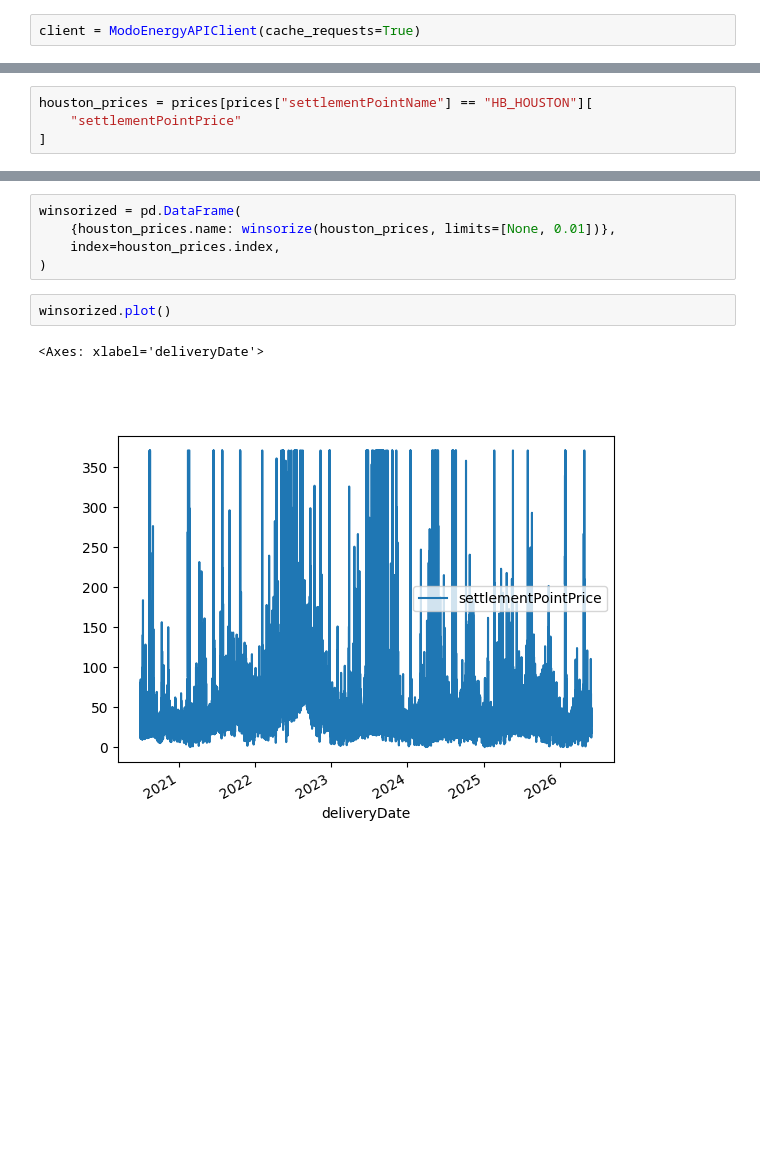
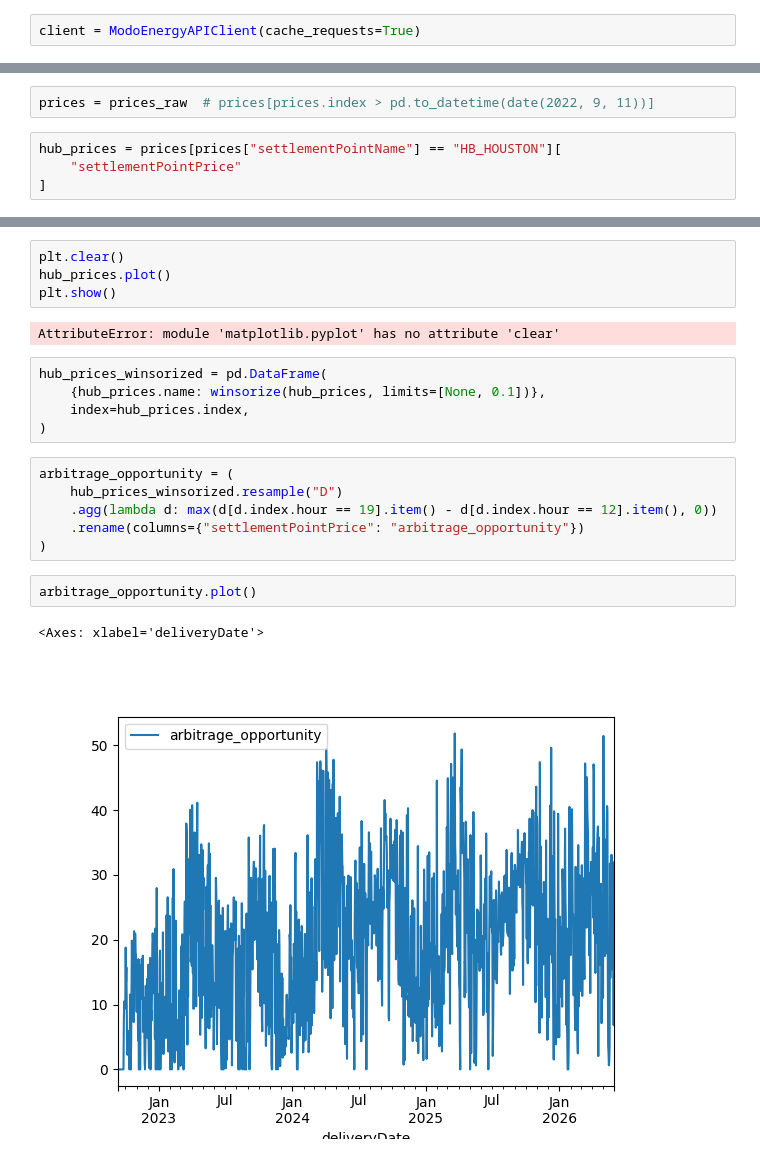
Before and after one commit to andrewkittredge/modo_energy, a Jupyter notebook: periods.ipynb, the cells around one changed output, grey strips where cells are left out. Saved outputs shown, nothing was run; the diff lists cells and outputs as text; blank space fills up the shorter version.

```diff
--- a/periods.ipynb
+++ b/periods.ipynb
@@ -21,4 +34,6 @@ Fetching pages : 0page [00:00, ?page/s]
+# %%
+prices = prices_raw  # prices[prices.index > pd.to_datetime(date(2022, 9, 11))]
 # %%
-houston_prices = prices[prices["settlementPointName"] == "HB_HOUSTON"][
+hub_prices = prices[prices["settlementPointName"] == "HB_HOUSTON"][
     "settlementPointPrice"
 ]
@@ -30,12 +40,24 @@ houston_prices.plot()
-# %%
-winsorized = pd.DataFrame(
-    {houston_prices.name: winsorize(houston_prices, limits=[None, 0.01])},
-    index=houston_prices.index,
-)
-# %%
-winsorized.plot()
-# %% [output]
-<Axes: xlabel='deliveryDate'>
-[figure, removed]
+# %%
+plt.clear()
+hub_prices.plot()
+plt.show()
+# %% [output]
+AttributeError: module 'matplotlib.pyplot' has no attribute 'clear'
+# %%
+hub_prices_winsorized = pd.DataFrame(
+    {hub_prices.name: winsorize(hub_prices, limits=[None, 0.1])},
+    index=hub_prices.index,
+)
+# %%
+arbitrage_opportunity = (
+    hub_prices_winsorized.resample("D")
+    .agg(lambda d: max(d[d.index.hour == 19].item() - d[d.index.hour == 12].item(), 0))
+    .rename(columns={"settlementPointPrice": "arbitrage_opportunity"})
+)
+# %%
+arbitrage_opportunity.plot()
+# %% [output]
+<Axes: xlabel='deliveryDate'>
+[figure, added]
 # %%
 fs = 1.0  # / 168.0
```
Also changed, not shown: parts of 18 cells of this notebook, 6 other files.
